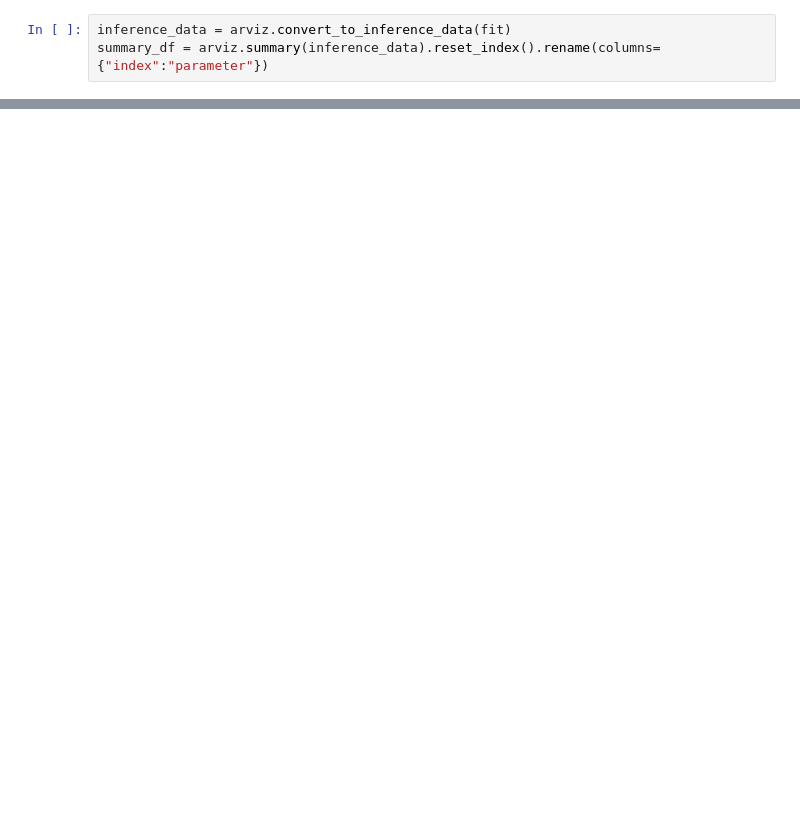
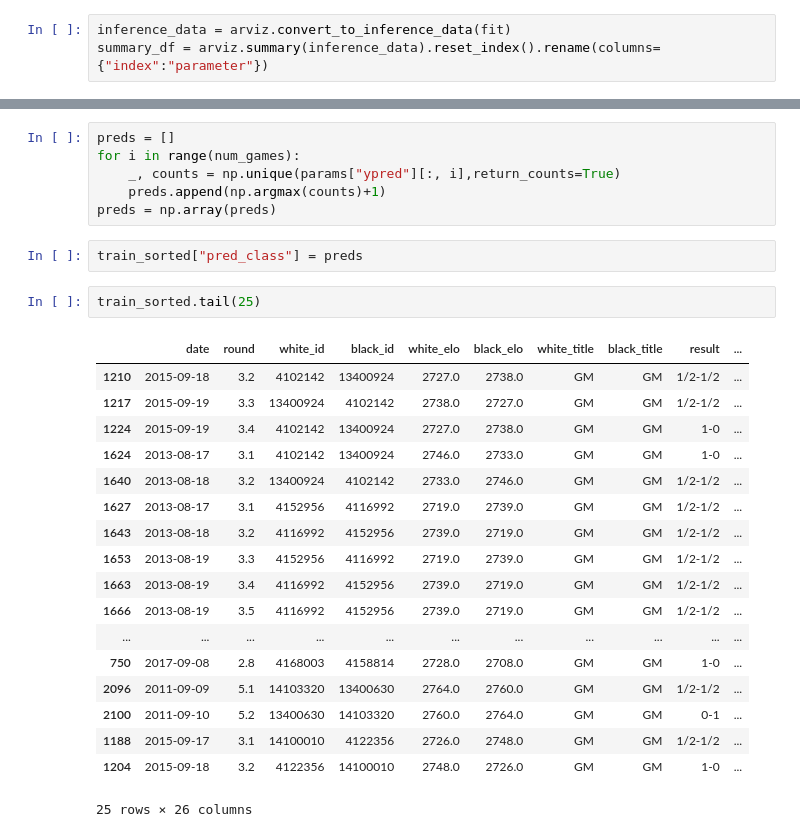
Before and after one commit to maw501/bayesian-chess-prediction, a Jupyter notebook: notebooks/fit_model.ipynb, the cells around one changed output, grey strips where cells are left out. Drawn from its saved outputs; the diff is of its cells as text; blank space fills up the shorter version.

```diff
--- a/notebooks/fit_model.ipynb
+++ b/notebooks/fit_model.ipynb
@@ -174,0 +258,29 @@ else:
+# %%
+preds = []
+for i in range(num_games):
+    _, counts = np.unique(params["ypred"][:, i],return_counts=True)
+    preds.append(np.argmax(counts)+1)
+preds = np.array(preds)
+# %%
+train_sorted["pred_class"] = preds
+# %%
+train_sorted.tail(25)
+# %% [output]
+|  | date | round | white_id | black_id | white_elo | black_elo | white_title | black_title | result | ... |
+| 1210 | 2015-09-18 | 3.2 | 4102142 | 13400924 | 2727.0 | 2738.0 | GM | GM | 1/2-1/2 | ... |
+| 1217 | 2015-09-19 | 3.3 | 13400924 | 4102142 | 2738.0 | 2727.0 | GM | GM | 1/2-1/2 | ... |
+| 1224 | 2015-09-19 | 3.4 | 4102142 | 13400924 | 2727.0 | 2738.0 | GM | GM | 1-0 | ... |
+| 1624 | 2013-08-17 | 3.1 | 4102142 | 13400924 | 2746.0 | 2733.0 | GM | GM | 1-0 | ... |
+| 1640 | 2013-08-18 | 3.2 | 13400924 | 4102142 | 2733.0 | 2746.0 | GM | GM | 1/2-1/2 | ... |
+| 1627 | 2013-08-17 | 3.1 | 4152956 | 4116992 | 2719.0 | 2739.0 | GM | GM | 1/2-1/2 | ... |
+| 1643 | 2013-08-18 | 3.2 | 4116992 | 4152956 | 2739.0 | 2719.0 | GM | GM | 1/2-1/2 | ... |
+| 1653 | 2013-08-19 | 3.3 | 4152956 | 4116992 | 2719.0 | 2739.0 | GM | GM | 1/2-1/2 | ... |
+| 1663 | 2013-08-19 | 3.4 | 4116992 | 4152956 | 2739.0 | 2719.0 | GM | GM | 1/2-1/2 | ... |
+| 1666 | 2013-08-19 | 3.5 | 4116992 | 4152956 | 2739.0 | 2719.0 | GM | GM | 1/2-1/2 | ... |
+| ... | ... | ... | ... | ... | ... | ... | ... | ... | ... | ... |
+| 750 | 2017-09-08 | 2.8 | 4168003 | 4158814 | 2728.0 | 2708.0 | GM | GM | 1-0 | ... |
+| 2096 | 2011-09-09 | 5.1 | 14103320 | 13400630 | 2764.0 | 2760.0 | GM | GM | 1/2-1/2 | ... |
+| 2100 | 2011-09-10 | 5.2 | 13400630 | 14103320 | 2760.0 | 2764.0 | GM | GM | 0-1 | ... |
+| 1188 | 2015-09-17 | 3.1 | 14100010 | 4122356 | 2726.0 | 2748.0 | GM | GM | 1/2-1/2 | ... |
+| 1204 | 2015-09-18 | 3.2 | 4122356 | 14100010 | 2748.0 | 2726.0 | GM | GM | 1-0 | ... |
+25 rows × 26 columns
```
Also changed, not shown: parts of 13 cells of this notebook, 2 other files.
